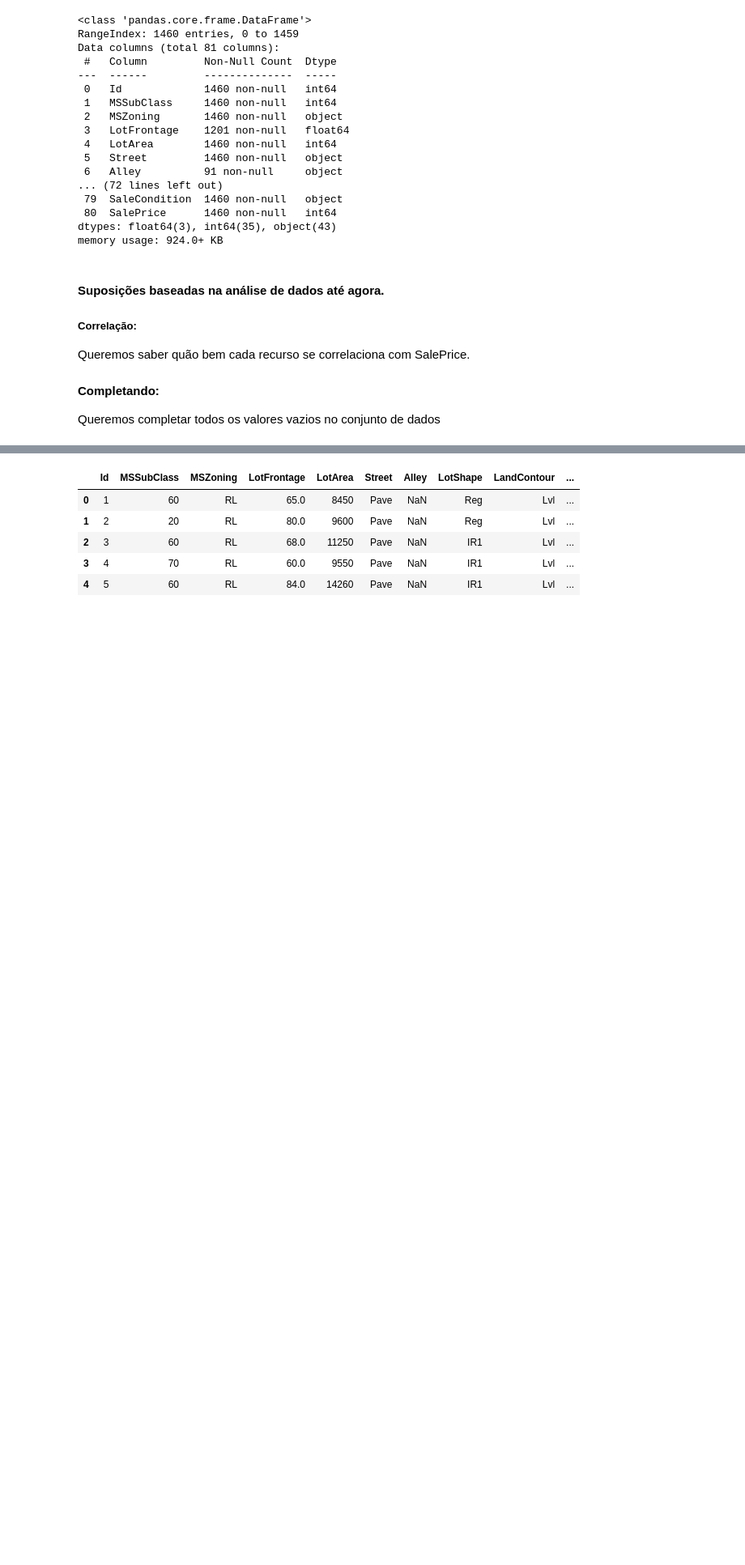
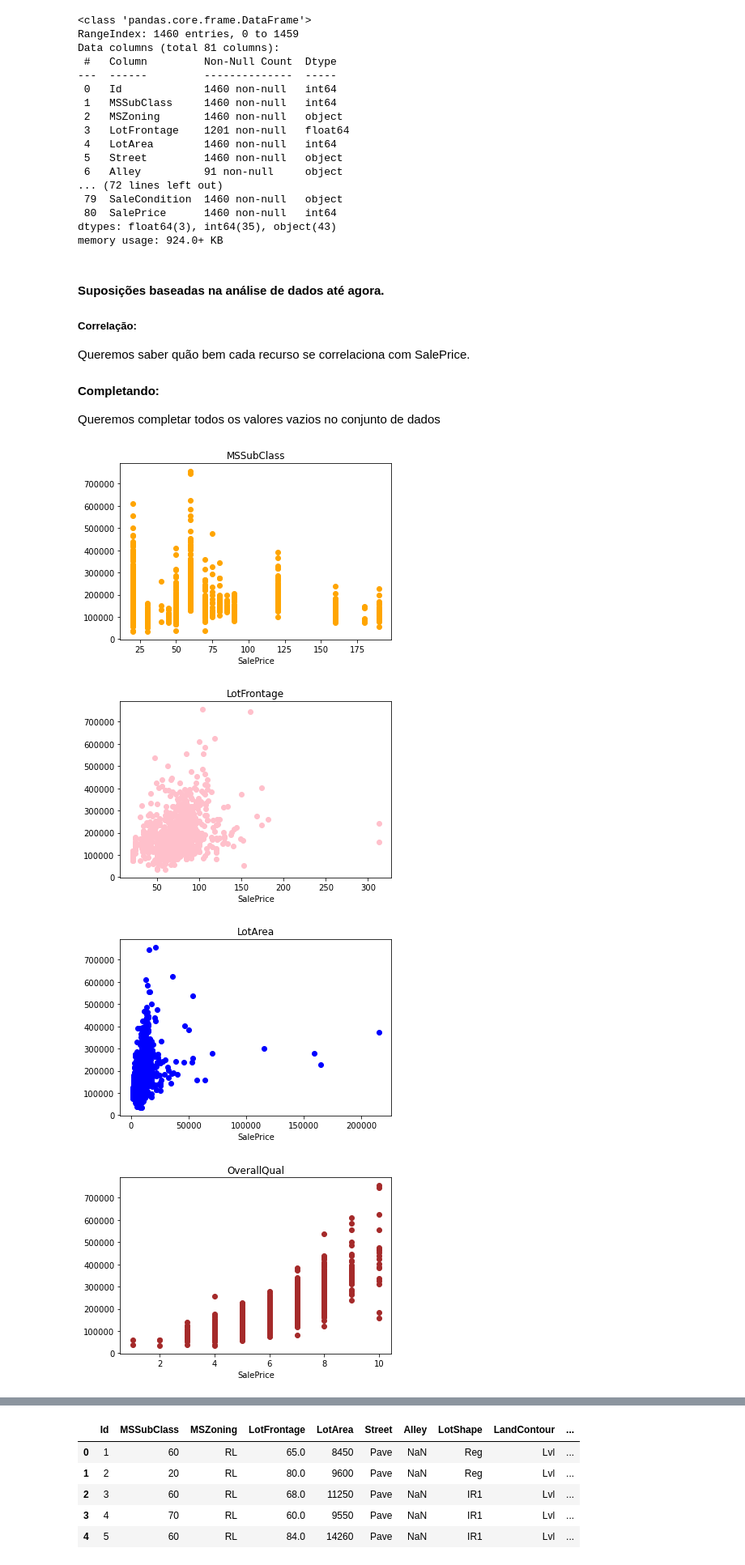
Before and after one commit to Gugah007/Projeto-ML-Regressao-Precos-das-Casas-Python, a Jupyter notebook: Projeto-ML-Regressao-Precos-das-Casas-Python.ipynb, the cells around one changed output, grey strips where cells are left out. Shown at 81% size. Saved outputs shown, nothing was run; the diff lists cells and outputs as text; code cells hidden in the pictures; blank space fills up the shorter version.

```diff
--- a/Projeto-ML-Regressao-Precos-das-Casas-Python.ipynb
+++ b/Projeto-ML-Regressao-Precos-das-Casas-Python.ipynb
@@ -115,8 +117,14 @@ num = dados_treino.select_dtypes('number')
 # Mas não quero a coluna Id e SalePrice
 num = num.drop(['Id', 'SalePrice'], axis = 1)
 # %%
-ordem_cor = itertools.cycle["orange","pink","blue","brown","red","grey","yellow","green"])
+ordem_cor = itertools.cycle(["orange","pink","blue","brown","red","grey","yellow","green"])
 for i in num:
     plt.scatter(dados_treino[i], dados_treino['SalePrice'], color=next(ordem_cor))
     plt.title(i)
-    plt.xlabel()
+    plt.xlabel('SalePrice')
+    plt.show()
+# %% [output]
+[figure, added]
+[figure, added]
+[figure, added]
+[figure, added]
```
Also changed, not shown: parts of 3 cells of this notebook.
